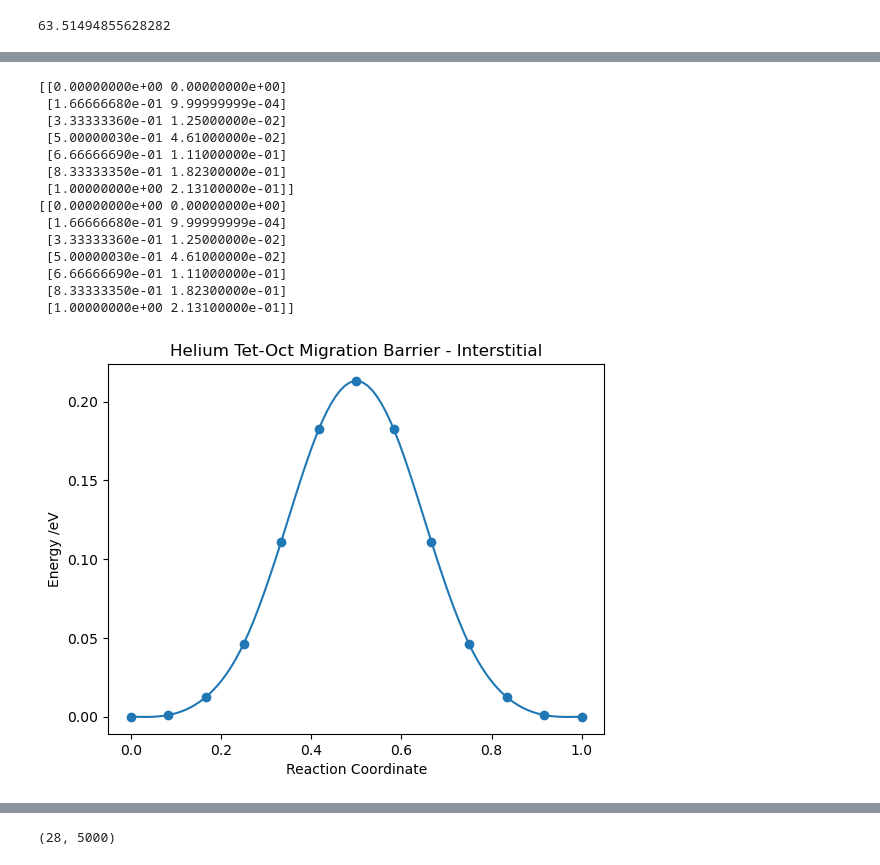
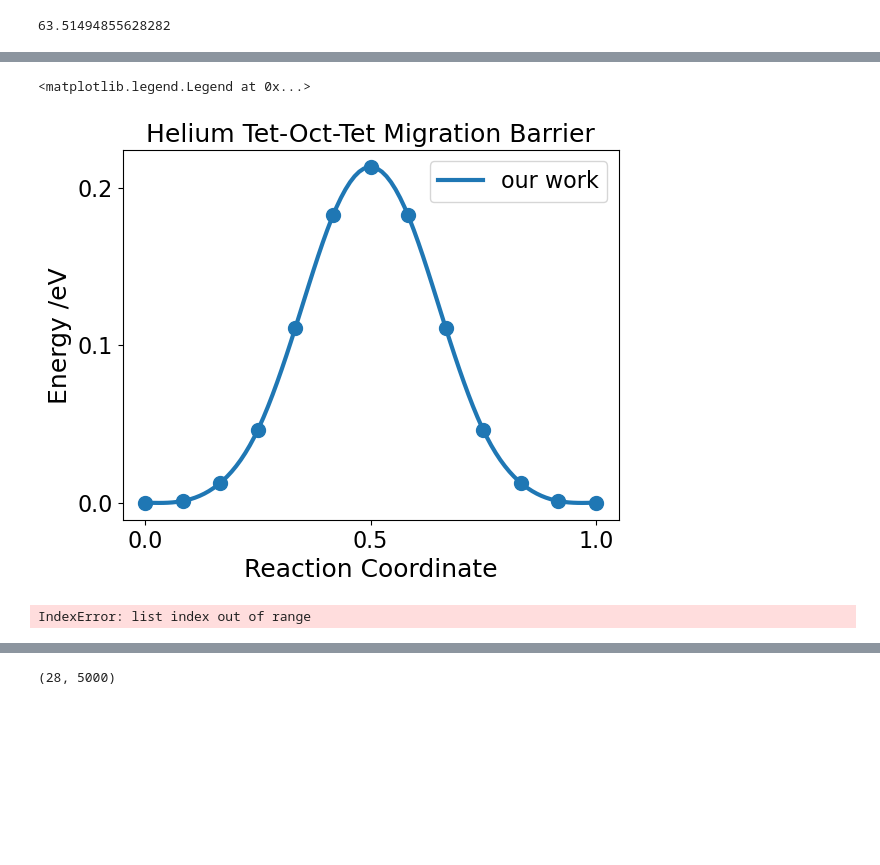
Before and after one commit to Samanyu-T/Lammps_MD, a Jupyter notebook: Jupyter_Notebooks/Workbook.ipynb, the cells around one changed output, grey strips where cells are left out. Drawn from its saved outputs; the diff is of its cells as text; code cells hidden in the pictures; blank space fills up the shorter version.

```diff
--- a/Jupyter_Notebooks/Workbook.ipynb
+++ b/Jupyter_Notebooks/Workbook.ipynb
@@ -884,59 +890,73 @@ IndexError: list index out of range
 # %%
 
-with open('log.lammps', 'r') as file:
-    log = file.readlines()
+# with open('log.lammps', 'r') as file:
+#     log = file.readlines()
 
-nprocs = int(log[1].split()[2])
+# nprocs = int(log[1].split()[2])
 
-data = np.array([float(_str) for _str in log[-1].split()[9:]])
+# data = np.array([float(_str) for _str in log[-1].split()[9:]])
 
-data = data.reshape(len(data)//2, 2)
+# data = data.reshape(len(data)//2, 2)
 
-data[:, 1] -= data[:,1].min()
+# data[:, 1] -= data[:,1].min()
 
-print(data)
+# print(data)
 tet_oct = np.array([[0.00000000e+00, 0.00000000e+00],
                     [1.66666680e-01, 9.99999999e-04],
                     [3.33333360e-01, 1.25000000e-02],
                     [5.00000030e-01, 4.61000000e-02],
                     [6.66666690e-01, 1.11000000e-01],
                     [8.33333350e-01, 1.82300000e-01],
                     [1.00000000e+00, 2.13100000e-01]])
 
 tet_oct[:, 0] /= 2
 tet_oct_2 = np.copy(tet_oct)
 tet_oct_2[:,0] += 0.5
 tet_oct_2[:, 1] = tet_oct_2[::-1, 1]
 
 tet_oct = np.vstack([tet_oct, tet_oct_2[1:,:]])
 
 cs = CubicSpline(tet_oct[:,0], tet_oct[:,1])
 
 x = np.linspace(0, 1, 100)
 
 y = cs(x)
 
-plt.plot(x, y)
-plt.scatter(tet_oct[:, 0], tet_oct[:, 1])
-plt.title('Helium Tet-Oct Migration Barrier - Interstitial')
+plt.plot(x, y, linewidth=3, label='our work')
+plt.scatter(tet_oct[:, 0], tet_oct[:, 1], s=100)
+plt.title('Helium Tet-Oct-Tet Migration Barrier', fontsize=18)
 
-plt.xlabel('Reaction Coordinate')
-plt.ylabel('Energy /eV')
-
-print(data)
+plt.xlabel('Reaction Coordinate', fontsize=18)
+plt.ylabel('Energy /eV', fontsize=18)
+plt.xticks([0, 0.5, 1],fontsize=16)
+plt.yticks([0, 0.1, 0.2],fontsize=16)
+plt.legend(fontsize=16)
+# print(data)
 # %% [output]
-[[0.00000000e+00 0.00000000e+00]
- [1.66666680e-01 9.99999999e-04]
- [3.33333360e-01 1.25000000e-02]
- [5.00000030e-01 4.61000000e-02]
- [6.66666690e-01 1.11000000e-01]
- [8.33333350e-01 1.82300000e-01]
- [1.00000000e+00 2.13100000e-01]]
-[[0.00000000e+00 0.00000000e+00]
- [1.66666680e-01 9.99999999e-04]
- [3.33333360e-01 1.25000000e-02]
- [5.00000030e-01 4.61000000e-02]
- [6.66666690e-01 1.11000000e-01]
- [8.33333350e-01 1.82300000e-01]
- [1.00000000e+00 2.13100000e-01]]
+<matplotlib.legend.Legend at 0x...>
-[figure, old version]
+[figure, new version]
+# %%
+
+with open('log.lammps', 'r') as file:
+    log = file.readlines()
+
+nprocs = int(log[1].split()[2])
+
+data = np.array([float(_str) for _str in log[-1].split()[9:]])
+
+data = data.reshape(len(data)//2, 2)
+
+data[:, 1] -= data[:,1].min()
+
+x = data[:,0]
+y = data[:,1]
+plt.plot(x, y)
+# plt.scatter(tet_oct[:, 0], tet_oct[:, 1])
+plt.title('Helium Tet-Oct Migration Barrier')
+
+plt.xlabel('Reaction Coordinate')
+plt.ylabel('Energy /eV')
+
+print(data)
+# %% [output]
+IndexError: list index out of range
```
Also changed, not shown: parts of 20 cells of this notebook, 19 other files.
